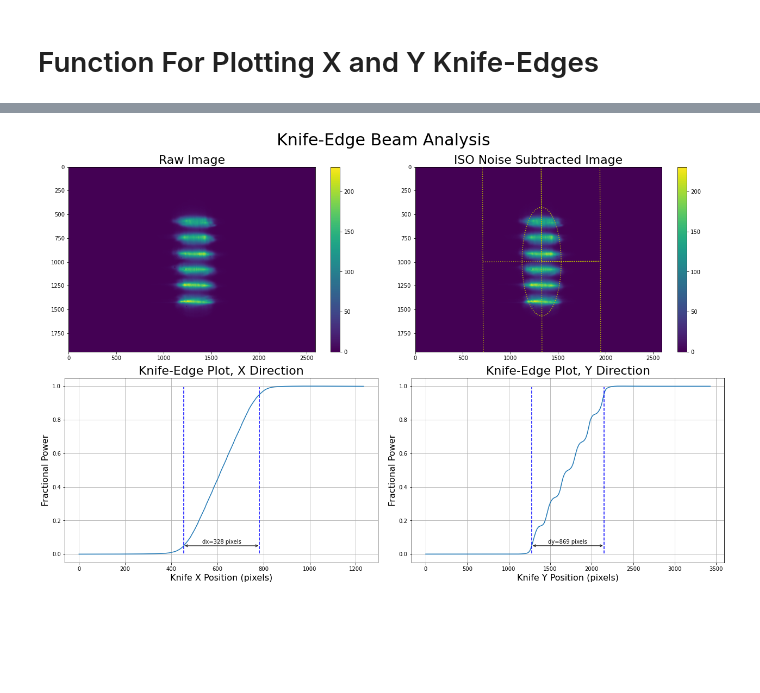
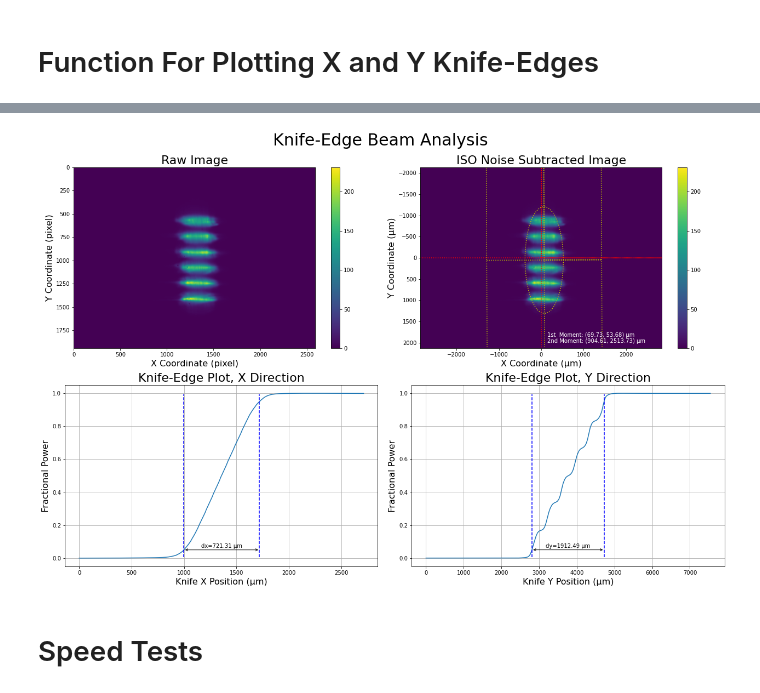
Before and after one commit to ryantro/laserbeamtools, a Jupyter notebook: docs/LBT-01-Rotated-Knife-Edges.ipynb, the cells around one changed output, grey strips where cells are left out. Drawn from its saved outputs; the diff is of its cells as text; code cells hidden in the pictures; blank space fills up the shorter version.

Commit message:
Added more features to test function

```diff
--- a/docs/LBT-01-Rotated-Knife-Edges.ipynb
+++ b/docs/LBT-01-Rotated-Knife-Edges.ipynb
@@ -940,5 +958,7 @@ plot_knife_edge_analysis(img)
 # %%
 img = load_img('nf_100_1234.bmp')
-plot_knife_edge_analysis(img, points=200)
+plot_knife_edge_analysis(img, pixel_size=2.2, points=200)
 # %% [output]
-[figure, old version]
+[figure, new version]
+# %% [markdown]
+# Speed Tests
```
Also changed, not shown: parts of 9 cells of this notebook.
